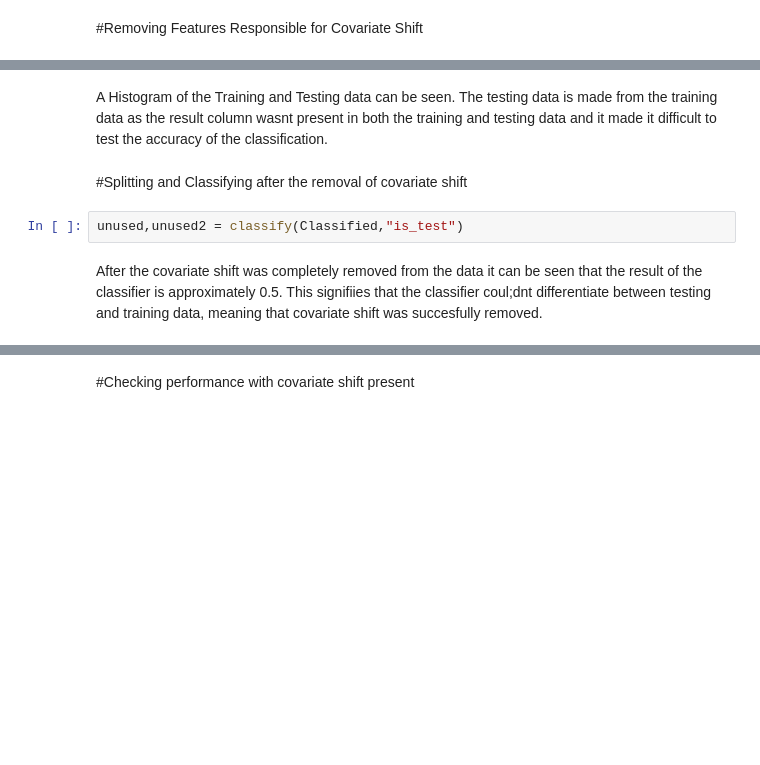
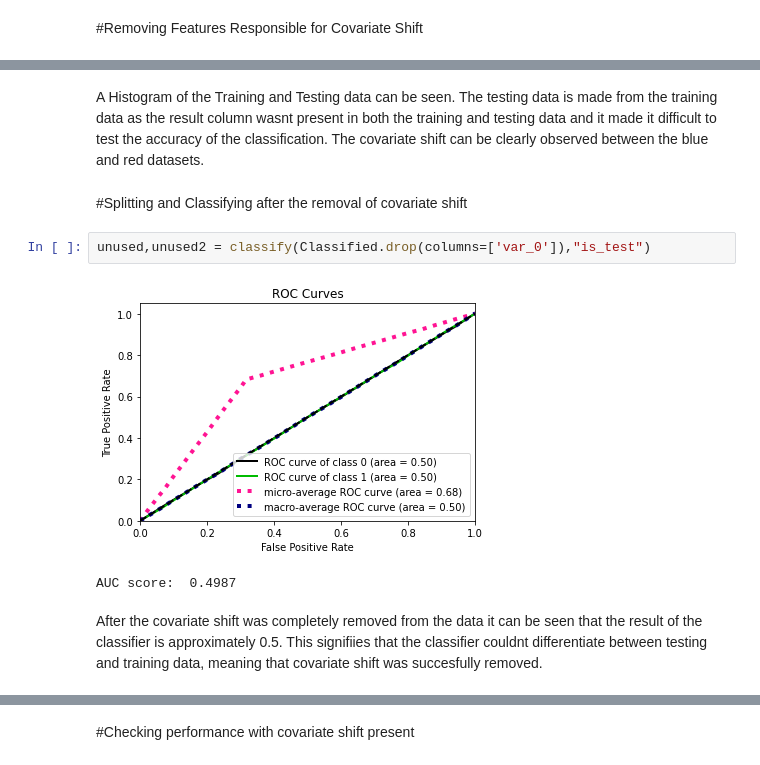
Before and after one commit to kacperkurowski/CE888, a Jupyter notebook: Assignment/Santander-Customer-Transaction-Prediction.ipynb, the cells around one changed output, grey strips where cells are left out. Drawn from its saved outputs; the diff is of its cells as text; blank space fills up the shorter version.

```diff
--- a/Assignment/Santander-Customer-Transaction-Prediction.ipynb
+++ b/Assignment/Santander-Customer-Transaction-Prediction.ipynb
@@ -130,8 +192,11 @@ histogram(df_test, df_train,"var_0")
 # %% [markdown]
-A Histogram of the Training and Testing data can be seen. The testing data is made from the training data as the result column wasnt present in both the training and testing data and it made it difficult to test the accuracy of the classification.
+A Histogram of the Training and Testing data can be seen. The testing data is made from the training data as the result column wasnt present in both the training and testing data and it made it difficult to test the accuracy of the classification. The covariate shift can be clearly observed between the blue and red datasets.
 # %% [markdown]
 #Splitting and Classifying after the removal of covariate shift
 # %%
-unused,unused2 = classify(Classified,"is_test")
+unused,unused2 = classify(Classified.drop(columns=['var_0']),"is_test")
+# %% [output]
+[figure, added]
+AUC score:  0.4987
 # %% [markdown]
-After the covariate shift was completely removed from the data it can be seen that the result of the classifier is approximately 0.5. This signifiies that the classifier coul;dnt differentiate between testing and training data, meaning that covariate shift was succesfully removed.
+After the covariate shift was completely removed from the data it can be seen that the result of the classifier is approximately 0.5. This signifiies that the classifier couldnt differentiate between testing and training data, meaning that covariate shift was succesfully removed.
```
Also changed, not shown: parts of 19 cells of this notebook.
